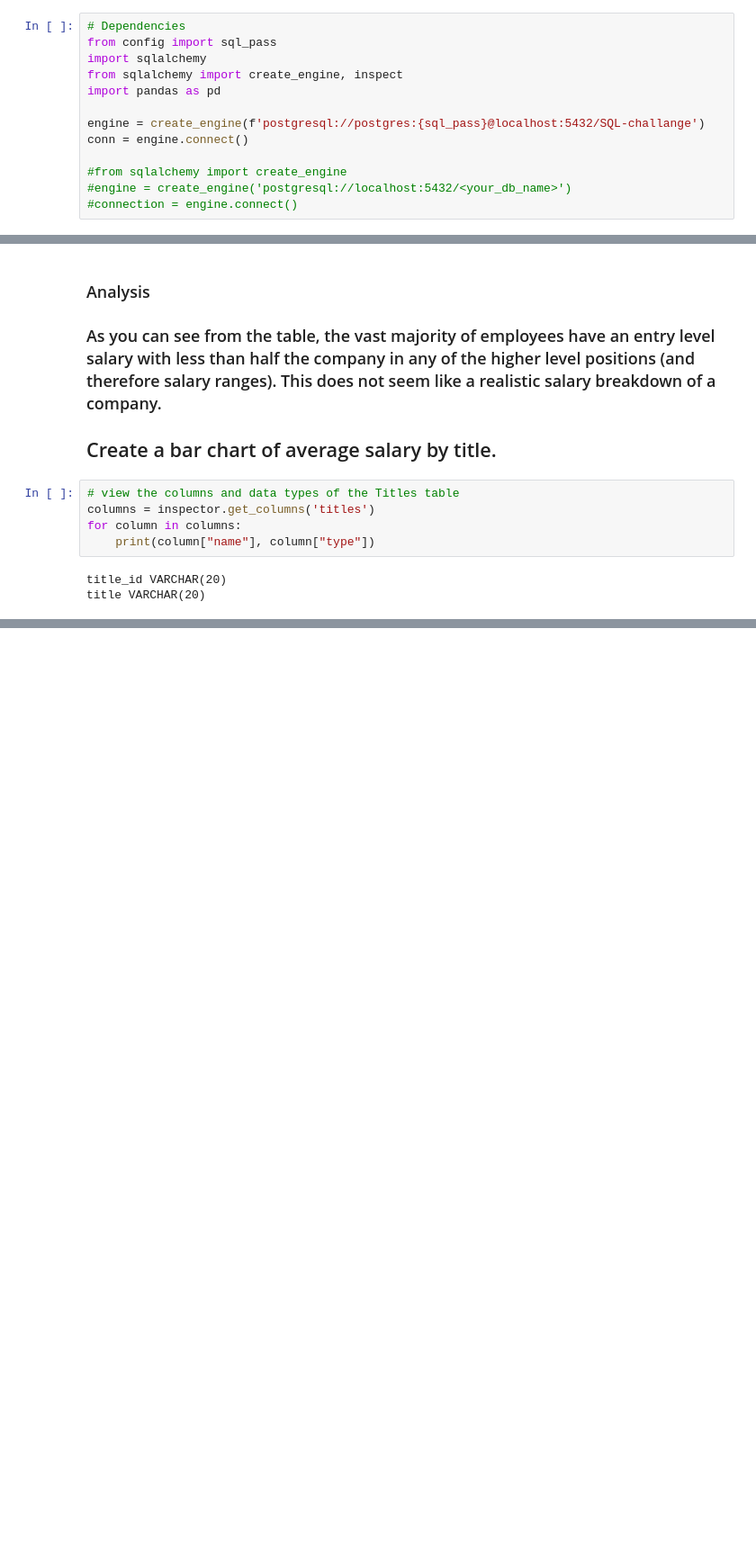
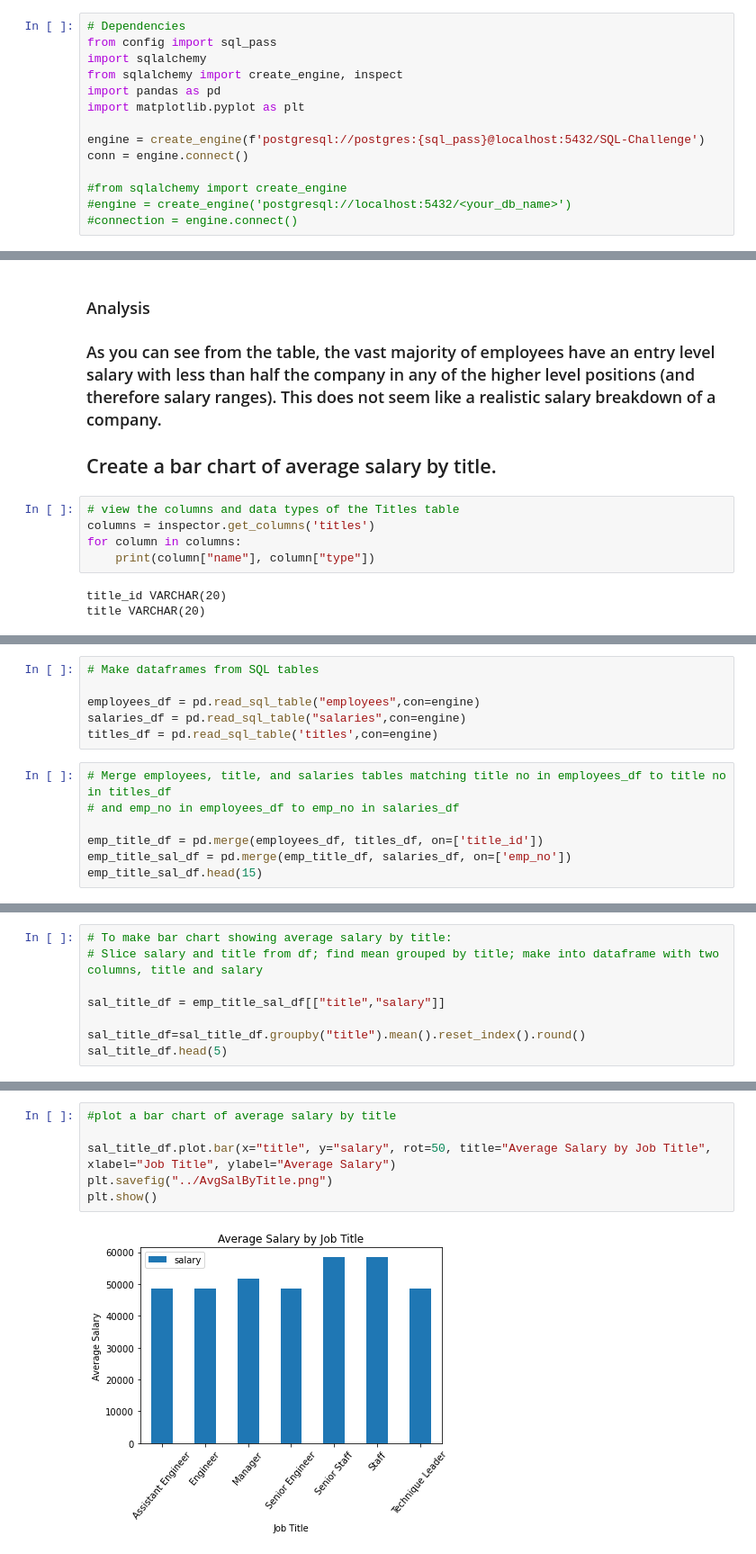
Before and after one commit to pooja0716/sql-challenge, a Jupyter notebook: EmployeeSQL/Bonus.ipynb, the cells around one changed output, grey strips where cells are left out. Shown: that part at 90% size. Cells and saved outputs as stored; diff of their text form; blank space fills up the shorter version.

```diff
--- a/EmployeeSQL/Bonus.ipynb
+++ b/EmployeeSQL/Bonus.ipynb
@@ -6,8 +6,9 @@ from config import sql_pass
 import sqlalchemy
 from sqlalchemy import create_engine, inspect
 import pandas as pd
+import matplotlib.pyplot as plt
 
-engine = create_engine(f'postgresql://postgres:{sql_pass}@localhost:5432/SQL-challange')
+engine = create_engine(f'postgresql://postgres:{sql_pass}@localhost:5432/SQL-Challenge')
 conn = engine.connect()
 
 #from sqlalchemy import create_engine
@@ -85,3 +86,16 @@ first_name VARCHAR(20)
 last_name VARCHAR(20)
 sex VARCHAR(1)
 hire_date DATE
+# %%
+# Make dataframes from SQL tables
+
+employees_df = pd.read_sql_table("employees",con=engine)
+salaries_df = pd.read_sql_table("salaries",con=engine)
+titles_df = pd.read_sql_table('titles',con=engine)
+# %%
+# Merge employees, title, and salaries tables matching title no in employees_df to title no in titles_df
+# and emp_no in employees_df to emp_no in salaries_df
+
+emp_title_df = pd.merge(employees_df, titles_df, on=['title_id'])
+emp_title_sal_df = pd.merge(emp_title_df, salaries_df, on=['emp_no'])
+emp_title_sal_df.head(15)
@@ -87,0 +119,8 @@ hire_date DATE
+# %%
+# To make bar chart showing average salary by title:
+# Slice salary and title from df; find mean grouped by title; make into dataframe with two columns, title and salary
+
+sal_title_df = emp_title_sal_df[["title","salary"]]
+
+sal_title_df=sal_title_df.groupby("title").mean().reset_index().round()
+sal_title_df.head(5)
@@ -87,0 +134,8 @@ hire_date DATE
+# %%
+#plot a bar chart of average salary by title
+
+sal_title_df.plot.bar(x="title", y="salary", rot=50, title="Average Salary by Job Title", xlabel="Job Title", ylabel="Average Salary")
+plt.savefig("../AvgSalByTitle.png")
+plt.show()
+# %% [output]
+[figure, added]
```
Also changed, not shown: parts of 4 cells of this notebook, 3 other files.
